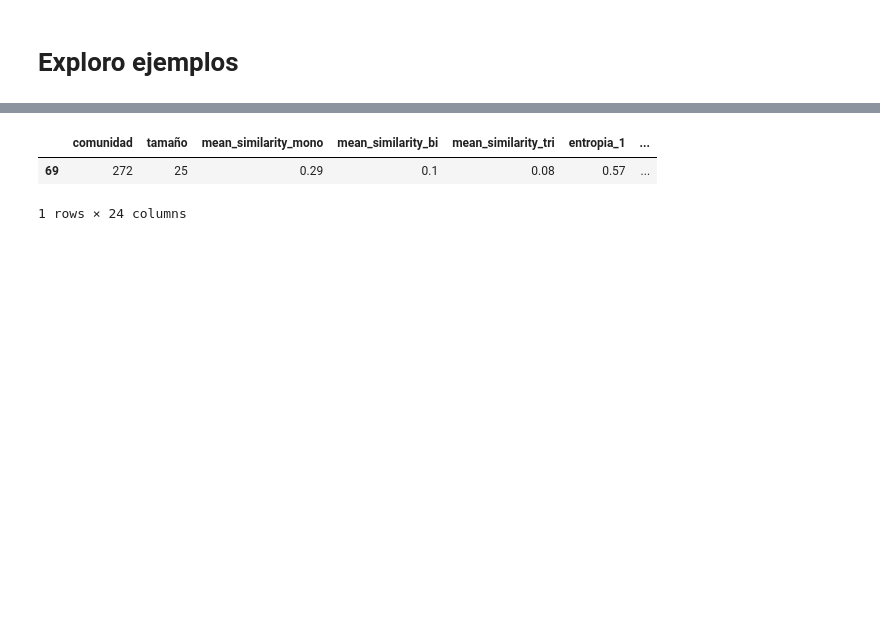
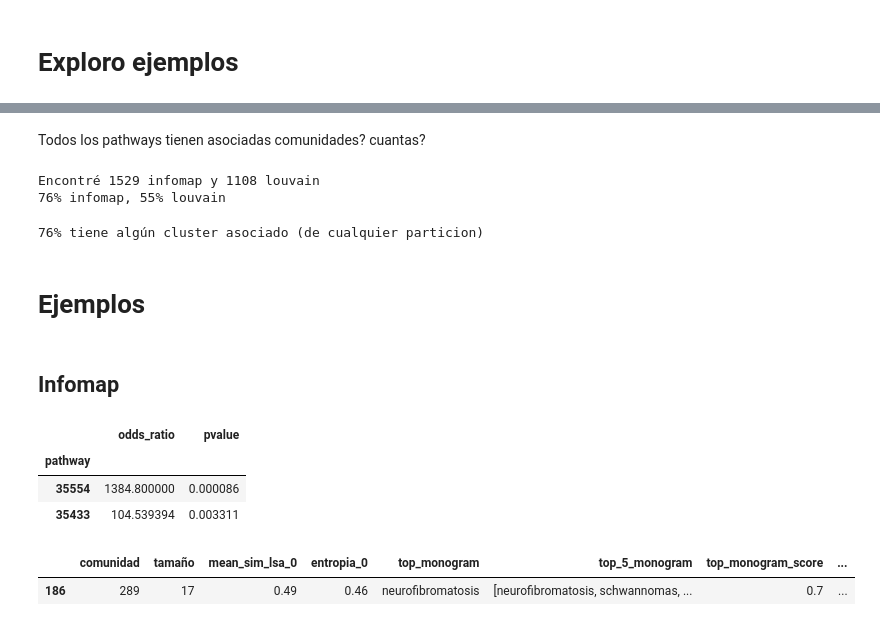
Before and after one commit to ingridheuer/gcnn_gdas, a Jupyter notebook: exploration/notebooks/network_analysis/pathways_comunidades.ipynb, the cells around one changed output, grey strips where cells are left out. Saved outputs shown, nothing was run; the diff lists cells and outputs as text; code cells hidden in the pictures; blank space fills up the shorter version.

```diff
--- a/exploration/notebooks/network_analysis/pathways_comunidades.ipynb
+++ b/exploration/notebooks/network_analysis/pathways_comunidades.ipynb
@@ -288,9 +88,42 @@ matrix
+# %% [markdown]
+Todos los pathways tienen asociadas comunidades? cuantas?
+# %%
+encontrados_infomap = len(infomap_results.reset_index().pathway.unique())
+encontrados_louvain = len(louvain_results.reset_index().pathway.unique())
+tot_pathways = 2017
+
+print(f"Encontré {encontrados_infomap} infomap y {encontrados_louvain} louvain")
+print(f"{round((encontrados_infomap*100)/tot_pathways)}% infomap, {round((encontrados_louvain*100)/tot_pathways)}% louvain")
+# %% [output]
+Encontré 1529 infomap y 1108 louvain
+76% infomap, 55% louvain
+# %%
+encontrados_infomap = set(infomap_results.reset_index().pathway.unique())
+encontrados_louvain = set(louvain_results.reset_index().pathway.unique())
+
+encontrados_ambos = encontrados_infomap|encontrados_louvain
+porc = (len(encontrados_ambos)*100/tot_pathways)
+print(f"{round(porc)}% tiene algún cluster asociado (de cualquier particion)")
+# %% [output]
+76% tiene algún cluster asociado (de cualquier particion)
+# %% [markdown]
+# Ejemplos
+# %% [markdown]
+## Infomap
+# %%
+cluster = 289
+pathways = infomap_results.loc[cluster].sort_values(by="odds_ratio",ascending=False).index.values
+infomap_results.loc[cluster].sort_values(by="odds_ratio",ascending=False)
+# %% [output]
+|  | odds_ratio | pvalue |
+| pathway |  |  |
+| 35554 | 1384.800000 | 0.000086 |
+| 35433 | 104.539394 | 0.003311 |
 # %%
-infomap_tfidf_data[infomap_tfidf_data.comunidad == cluster]
+infomap_summary[infomap_summary.comunidad == cluster]
 # %% [output]
-|  | comunidad | tamaño | mean_similarity_mono | mean_similarity_bi | mean_similarity_tri | entropia_1 | ... |
-| 69 | 272 | 25 | 0.29 | 0.1 | 0.08 | 0.57 | ... |
+|  | comunidad | tamaño | mean_sim_lsa_0 | entropia_0 | top_monogram | top_5_monogram | top_monogram_score | ... |
+| 186 | 289 | 17 | 0.49 | 0.46 | neurofibromatosis | [neurofibromatosis, schwannomas, ... | 0.7 | ... |
-1 rows × 24 columns
 # %%
 graph_node_data[graph_node_data.comunidades_infomap == cluster]
 # %% [output]
```
Also changed, not shown: parts of 59 cells of this notebook, 1 other file.
